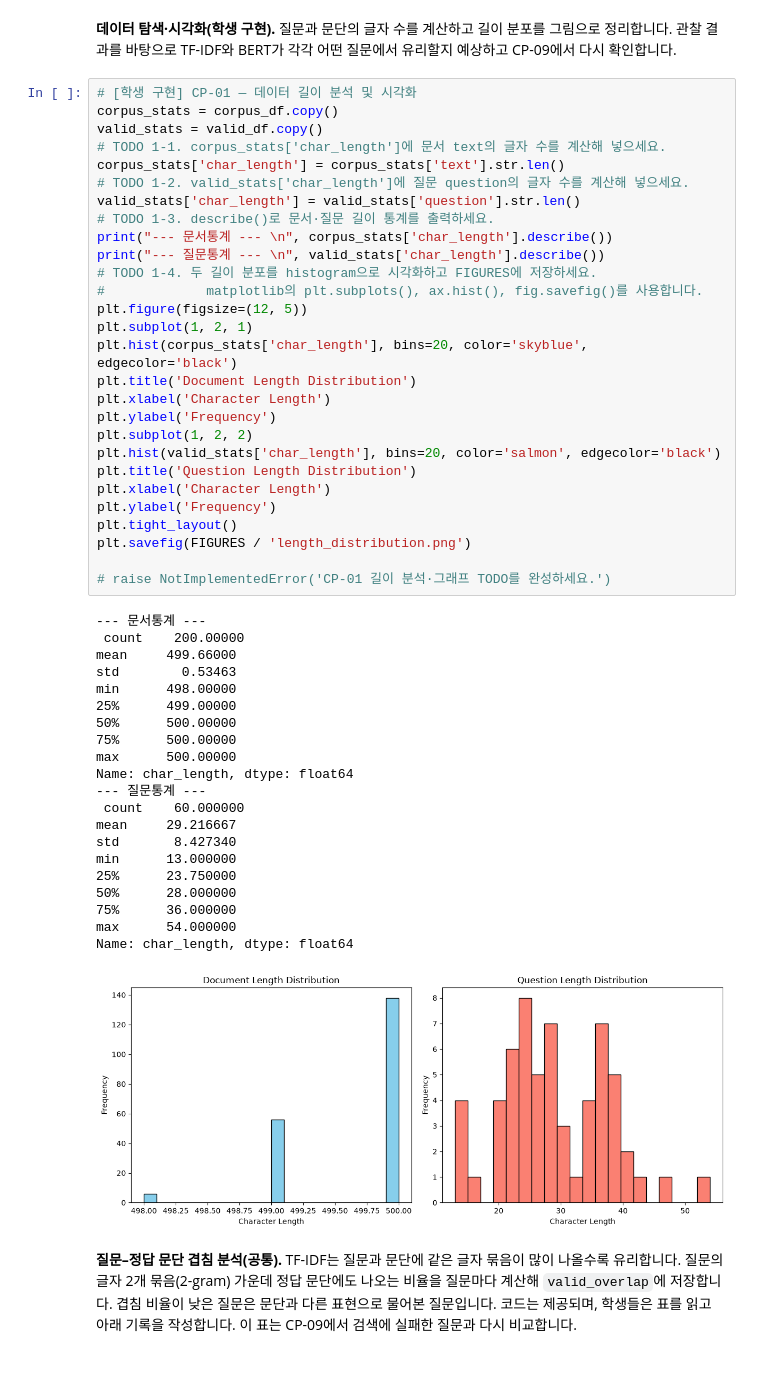
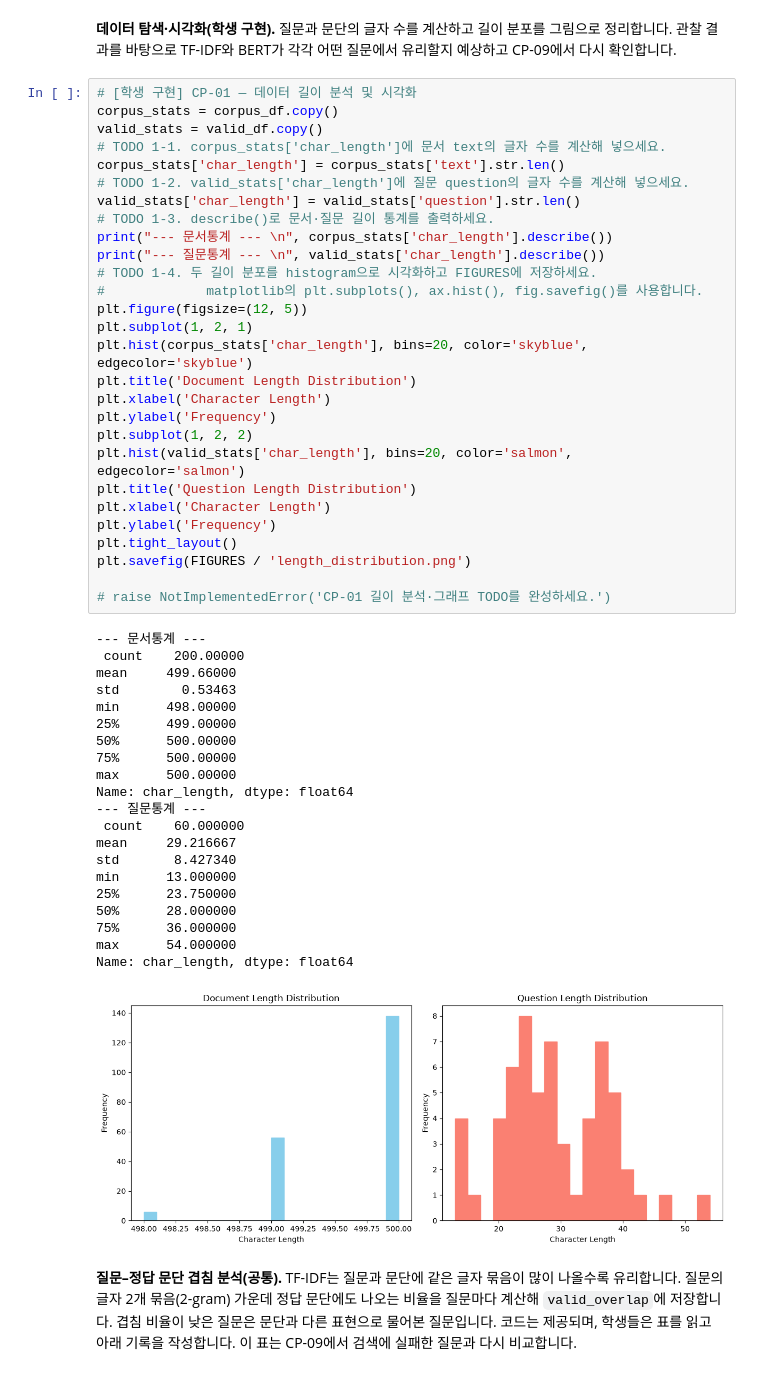
Before and after one commit to Terence20t/ai-mini-project, a Jupyter notebook: mini-project-02/code/NLP_BERT_MiniProject_Student.ipynb, the cells around one changed output. Drawn from its saved outputs; the diff is of its cells as text.

```diff
--- a/mini-project-02/code/NLP_BERT_MiniProject_Student.ipynb
+++ b/mini-project-02/code/NLP_BERT_MiniProject_Student.ipynb
@@ -238,41 +238,41 @@ print("--- 질문통계 --- \n", valid_stats['char_length'].describe())
 #             matplotlib의 plt.subplots(), ax.hist(), fig.savefig()를 사용합니다.
 plt.figure(figsize=(12, 5))
 plt.subplot(1, 2, 1)
-plt.hist(corpus_stats['char_length'], bins=20, color='skyblue', edgecolor='black')
+plt.hist(corpus_stats['char_length'], bins=20, color='skyblue', edgecolor='skyblue')
 plt.title('Document Length Distribution')
 plt.xlabel('Character Length')
 plt.ylabel('Frequency')
 plt.subplot(1, 2, 2)
-plt.hist(valid_stats['char_length'], bins=20, color='salmon', edgecolor='black')
+plt.hist(valid_stats['char_length'], bins=20, color='salmon', edgecolor='salmon')
 plt.title('Question Length Distribution')
 plt.xlabel('Character Length')
 plt.ylabel('Frequency')
 plt.tight_layout()
 plt.savefig(FIGURES / 'length_distribution.png')
 
 # raise NotImplementedError('CP-01 길이 분석·그래프 TODO를 완성하세요.')
 # %% [output]
 --- 문서통계 ---
  count    200.00000
 mean     499.66000
 std        0.53463
 min      498.00000
 25%      499.00000
 50%      500.00000
 75%      500.00000
 max      500.00000
 Name: char_length, dtype: float64
 --- 질문통계 ---
  count    60.000000
 mean     29.216667
 std       8.427340
 min      13.000000
 25%      23.750000
 50%      28.000000
 75%      36.000000
 max      54.000000
 Name: char_length, dtype: float64
-[figure, old version]
+[figure, new version]
 # %% [markdown]
 **질문–정답 문단 겹침 분석(공통).** TF-IDF는 질문과 문단에 같은 글자 묶음이 많이 나올수록 유리합니다. 질문의 글자 2개 묶음(2-gram) 가운데 정답 문단에도 나오는 비율을 질문마다 계산해 `valid_overlap`에 저장합니다. 겹침 비율이 낮은 질문은 문단과 다른 표현으로 물어본 질문입니다. 코드는 제공되며, 학생들은 표를 읽고 아래 기록을 작성합니다. 이 표는 CP-09에서 검색에 실패한 질문과 다시 비교합니다.
 # %%
```
Also changed, not shown: parts of 19 cells of this notebook, 17 other files.
